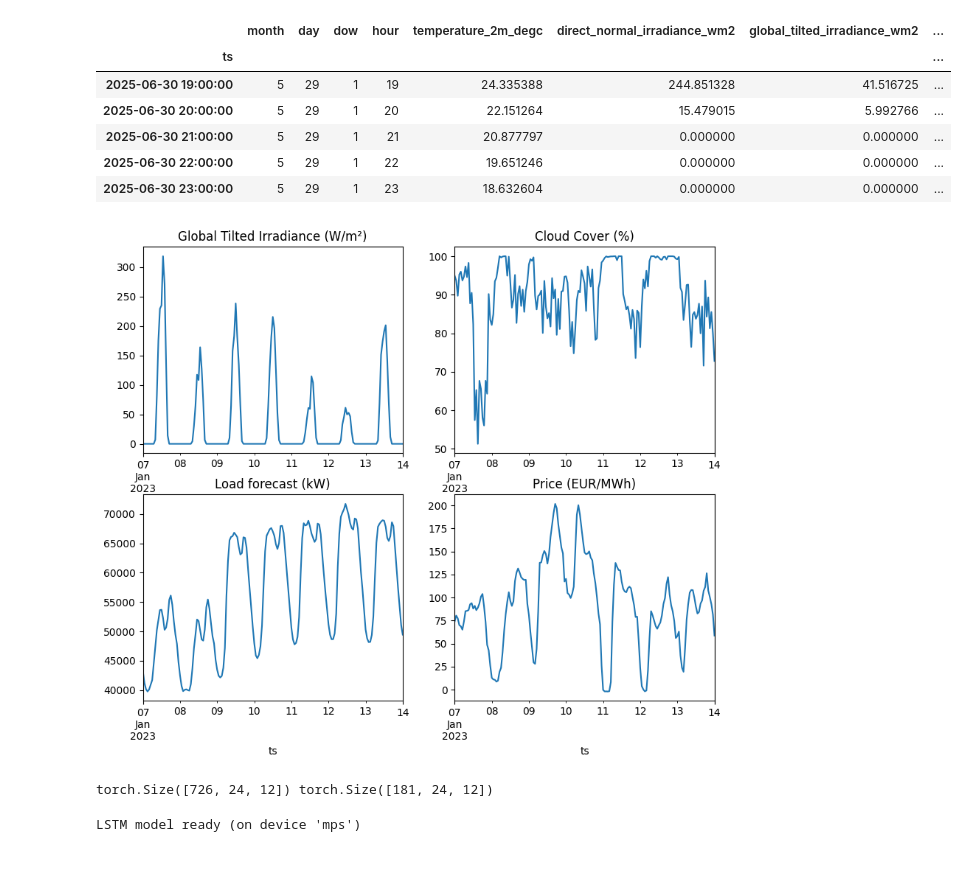
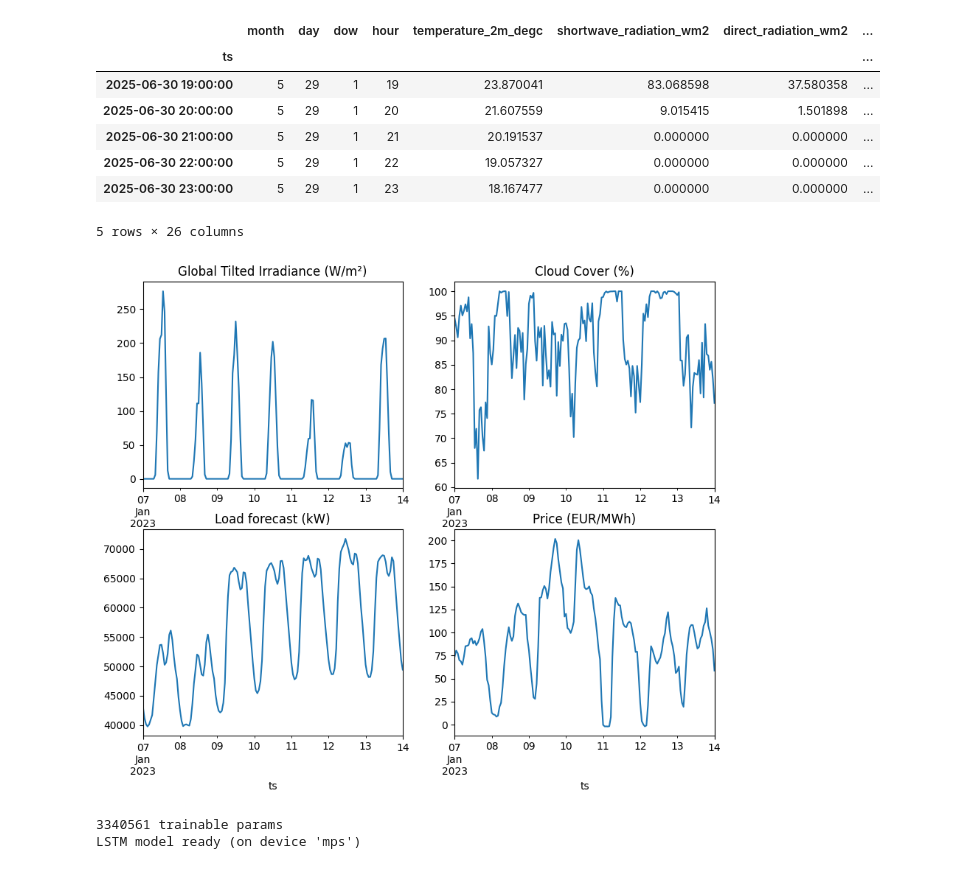
Before and after one commit to klaasnotfound/epex-spot-forecast, a Jupyter notebook: notebooks/lstm.ipynb, the cells around one changed output. Drawn from its saved outputs; the diff is of its cells as text; code cells hidden in the pictures.

```diff
--- a/notebooks/lstm.ipynb
+++ b/notebooks/lstm.ipynb
@@ -11,54 +11,58 @@ db_filepath = "data/db/local.db"
 con = duckdb.connect(db_filepath)
 weather_cols = [
     "temperature_2m_degc",
-    # "shortwave_radiation_wm2",
-    # "direct_radiation_wm2",
-    # "diffuse_radiation_wm2",
+    "shortwave_radiation_wm2",
+    "direct_radiation_wm2",
+    "diffuse_radiation_wm2",
     "direct_normal_irradiance_wm2",
     "global_tilted_irradiance_wm2",
     "terrestrial_radiation_wm2",
+    "wind_speed_10m_kmh",
+    "wind_speed_80m_kmh",
+    "wind_speed_120m_kmh",
     "cloud_cover_perc",
-    # "cloud_cover_low_perc",
-    # "cloud_cover_mid_perc",
-    # "cloud_cover_high_perc",
-    # "visibility_m",
+    "cloud_cover_low_perc",
+    "cloud_cover_mid_perc",
+    "cloud_cover_high_perc",
+    "visibility_m",
 ]
 w_cols = ", ".join([f"open_meteo_agg_hourly.{col}" for col in weather_cols])
 market_cols = [
-    # "non_ren_prod_kw",
-    # "ren_prod_kw",
+    "non_ren_prod_kw",
+    "ren_prod_kw",
     "load_kw",
     "daa_price_eurmwh",
     "idc_av_price_eurmwh",
-    # "idc_low_price_eurmwh",
-    # "idc_high_price_eurmwh",
+    "idc_low_price_eurmwh",
+    "idc_high_price_eurmwh",
 ]
 m_cols = ", ".join([f"epex_market.{col}" for col in market_cols])
 
 data = con.sql(f"""
               SELECT open_meteo_agg_hourly.ts,
                      extract('month' FROM open_meteo_agg_hourly.ts) - 1 as month,
                      extract('day' FROM open_meteo_agg_hourly.ts) - 1 as day,
                      extract('dow' FROM open_meteo_agg_hourly.ts) as dow,
                      extract('hour' FROM open_meteo_agg_hourly.ts) as hour,
                      {w_cols}, {m_cols}
               FROM open_meteo_agg_hourly
               JOIN epex_market ON open_meteo_agg_hourly.ts = epex_market.ts
               WHERE open_meteo_agg_hourly.ts >= '{data_start}'
                 AND open_meteo_agg_hourly.ts < '{data_end}'
               ORDER BY open_meteo_agg_hourly.ts
               """).df()
 data.index = pd.Index(data["ts"])
 data = data.drop("ts", axis=1)
 data.tail()
 # %% [output]
-|  | month | day | dow | hour | temperature_2m_degc | direct_normal_irradiance_wm2 | global_tilted_irradiance_wm2 | ... |
+|  | month | day | dow | hour | temperature_2m_degc | shortwave_radiation_wm2 | direct_radiation_wm2 | ... |
 | ts |  |  |  |  |  |  |  | ... |
-| 2025-06-30 19:00:00 | 5 | 29 | 1 | 19 | 24.335388 | 244.851328 | 41.516725 | ... |
-| 2025-06-30 20:00:00 | 5 | 29 | 1 | 20 | 22.151264 | 15.479015 | 5.992766 | ... |
-| 2025-06-30 21:00:00 | 5 | 29 | 1 | 21 | 20.877797 | 0.000000 | 0.000000 | ... |
-| 2025-06-30 22:00:00 | 5 | 29 | 1 | 22 | 19.651246 | 0.000000 | 0.000000 | ... |
-| 2025-06-30 23:00:00 | 5 | 29 | 1 | 23 | 18.632604 | 0.000000 | 0.000000 | ... |
+| 2025-06-30 19:00:00 | 5 | 29 | 1 | 19 | 23.870041 | 83.068598 | 37.580358 | ... |
+| 2025-06-30 20:00:00 | 5 | 29 | 1 | 20 | 21.607559 | 9.015415 | 1.501898 | ... |
+| 2025-06-30 21:00:00 | 5 | 29 | 1 | 21 | 20.191537 | 0.000000 | 0.000000 | ... |
+| 2025-06-30 22:00:00 | 5 | 29 | 1 | 22 | 19.057327 | 0.000000 | 0.000000 | ... |
+| 2025-06-30 23:00:00 | 5 | 29 | 1 | 23 | 18.167477 | 0.000000 | 0.000000 | ... |
+5 rows × 26 columns
 # %%
 # Plot some variables over time
 import matplotlib.pyplot as plt
@@ -78,7 +82,7 @@ for idx, f in enumerate(features):
     df[f["k"]].plot()
     plt.title(f["t"])
 # %% [output]
-[figure, old version]
+[figure, new version]
 # %%
 # Preprocess the data and create sets / loaders
 
@@ -164,17 +168,14 @@ predict_hours = 1 * 24
 X_train, y_train = create_dataset(train_rows, lookback_hours, predict_hours)
 X_test, y_test = create_dataset(test_rows, lookback_hours, predict_hours)
 
-print(X_train.shape, X_test.shape)
-
 # Loaders
 train_loader = DataLoader(TensorDataset(X_train, y_train), batch_size=8, shuffle=True)
 test_loader = DataLoader(TensorDataset(X_test, y_test), batch_size=8, shuffle=False)
-# %% [output]
-torch.Size([726, 24, 12]) torch.Size([181, 24, 12])
 # %%
 # Create the model
 
 from torch import nn, optim
+
 
 class LSTMModel(nn.Module):
     def __init__(self, input_size: int, num_layers=2, hidden_size=128, dropout=0.2):
@@ -196,14 +197,17 @@ class LSTMModel(nn.Module):
 
 device = torch.device("mps" if torch.backends.mps.is_available() else "cpu")
 # device = torch.device("cuda" if torch.cuda.is_available() else "cpu")
-model = LSTMModel(X_train.shape[2], 3, 128).to(device)
+model = LSTMModel(X_train.shape[2], 2, 512).to(device)
 loss_fn = nn.MSELoss()
 optimizer = optim.Adam(model.parameters(), lr=1e-3)
 scheduler = optim.lr_scheduler.ReduceLROnPlateau(
     optimizer, mode="min", factor=0.5, patience=5
 )
+trainable_params = sum(p.numel() for p in model.parameters() if p.requires_grad)
+print(f"{trainable_params} trainable params")
 print(f"LSTM model ready (on device '{device}')")
 # %% [output]
+3340561 trainable params
 LSTM model ready (on device 'mps')
 # %%
 # Train the model
```
Also changed, not shown: parts of 2 cells of this notebook.
